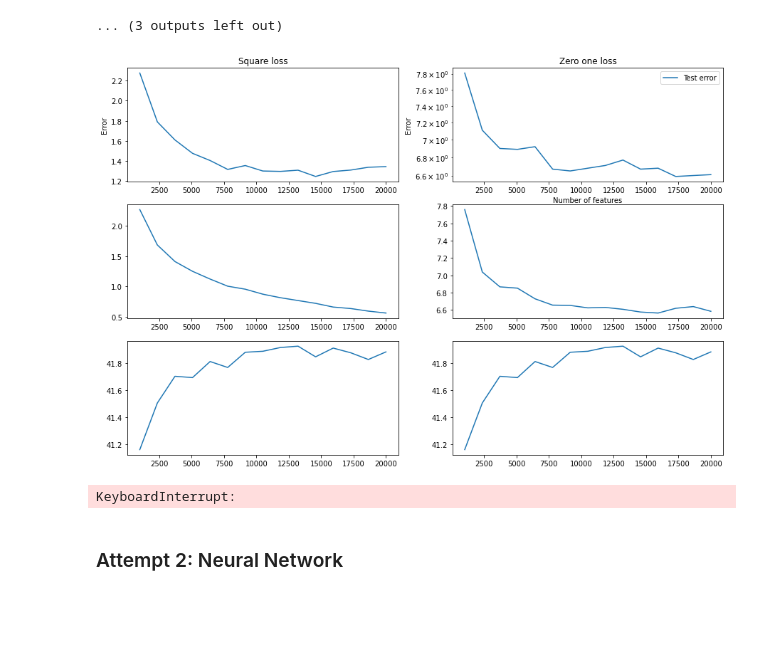
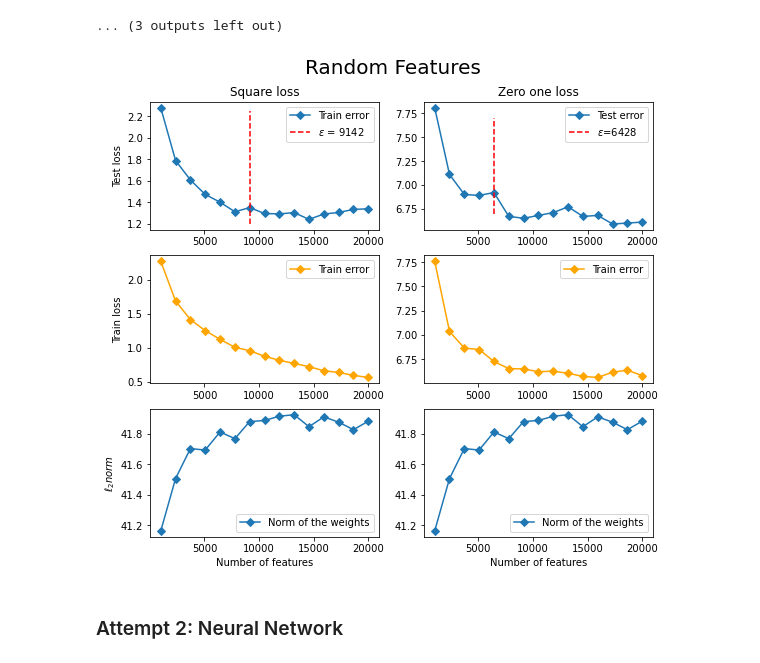
Before and after one commit to Hecramco/FoIL_reproducibility_challenge, a Jupyter notebook: Experiments.ipynb, the cells around one changed output. Drawn from its saved outputs; the diff is of its cells as text; code cells hidden in the pictures; blank space fills up the shorter version.

```diff
--- a/Experiments.ipynb
+++ b/Experiments.ipynb
@@ -339,47 +339,38 @@ number of features:  15928
 # %%
 import pandas as pd
 import matplotlib.pyplot as plt
 
 RF_df = pd.read_csv('Random_features.csv')
 norm = RF_df['Norm of the weights']
 
 
-figure, axs = plt.subplots(3, 2, figsize=(15, 10))
+figure, axs = plt.subplots(3, 2, figsize=(9, 8))
+figure.suptitle("Random Features", fontsize=20, y= 0.955)
 plt.subplot(3, 2, 1).set_title("Square loss")
-plt.ylabel("Error")
-axs[0,0].plot(RF_df['Number of features'], RF_df['Square train Test error'], label="Test error")
-axs[1,0].plot(RF_df['Number of features'], RF_df['Square Train error'], label="Train error")
-axs[2,0].plot(RF_df['Number of features'], RF_df['Norm of the weights'], label="Norm of the weights")
+plt.subplot(3, 2, 1).set_ylabel("Test loss")
+plt.subplot(3, 2, 3).set_ylabel("Train loss")
+plt.subplot(3, 2, 5).set_ylabel("$\ell_2 norm$")
+axs[0,0].plot(RF_df['Number of features'], RF_df['Square train Test error'], label="Train error", marker='D')
+axs[0,0].vlines(9142, 1.2, 2.25, linestyles='dashed', colors='red', label=f"$\epsilon$ = {9142}")
+axs[0,0].legend()
+axs[1,0].plot(RF_df['Number of features'], RF_df['Square Train error'], label="Train error", color="orange", marker='D')
+axs[1,0].legend()
+axs[2,0].plot(RF_df['Number of features'], RF_df['Norm of the weights'], label="Norm of the weights", marker='D')
+axs[2,0].legend()
 
 plt.subplot(3, 2, 2).set_title("Zero one loss")
-plt.ylabel("Error")
-axs[0,1].plot(RF_df['Number of features'], RF_df['Zero one train Test error'], label="Test error")
-axs[1,1].plot(RF_df['Number of features'], RF_df['Zero one Train error'], label="Train error")
-axs[2,1].plot(RF_df['Number of features'], RF_df['Norm of the weights'], label="Norm of the weights")
-plt.legend()
-plt.yscale("log")
-plt.xlabel("Number of features")
-plt.legend()
+axs[0,1].plot(RF_df['Number of features'], RF_df['Zero one train Test error'], label="Test error", marker='D')
+axs[0,1].vlines(6428, 6.7, 7.7, linestyles='dashed', colors='red',label=f"$\epsilon$={6428}")
+axs[0,1].legend()
+axs[1,1].plot(RF_df['Number of features'], RF_df['Zero one Train error'], label="Train error", color="orange", marker='D')
+axs[1,1].legend()
+axs[2,1].plot(RF_df['Number of features'], RF_df['Norm of the weights'], label="Norm of the weights", marker='D')
+axs[2,1].legend()
+plt.subplot(3, 2, 5).set_xlabel("Number of features")
+plt.subplot(3, 2, 6).set_xlabel("Number of features")
 plt.show()
 # %% [output]
-[figure, old version]
+[figure, new version]
-# %%
-for D in tqdm([30000, 40000, 50000, 60000], desc="Random Features"):
-    X_train, y_train, X_test, y_test = to_random_features(
-    training_dataset,
-    test_dataset,
-    int(D))
-    norm, number_of_features, test_error, train_error = train_model(X_test, X_train, y_test, y_train)
-    RF_df = RF_df.append(
-        {'Number of features': number_of_features,
-         'Test error': test_error,
-         'Train error': train_error,
-         'Norm of the weights': norm},
-        ignore_index=True)
-    train_loss.append(train_error)
-    test_loss.append(test_error)
-# %% [output]
-KeyboardInterrupt:
 # %% [markdown]
 ### Attempt 2: Neural Network
 # %%
```
Also changed, not shown: parts of 1 cell of this notebook, 8 other files.
